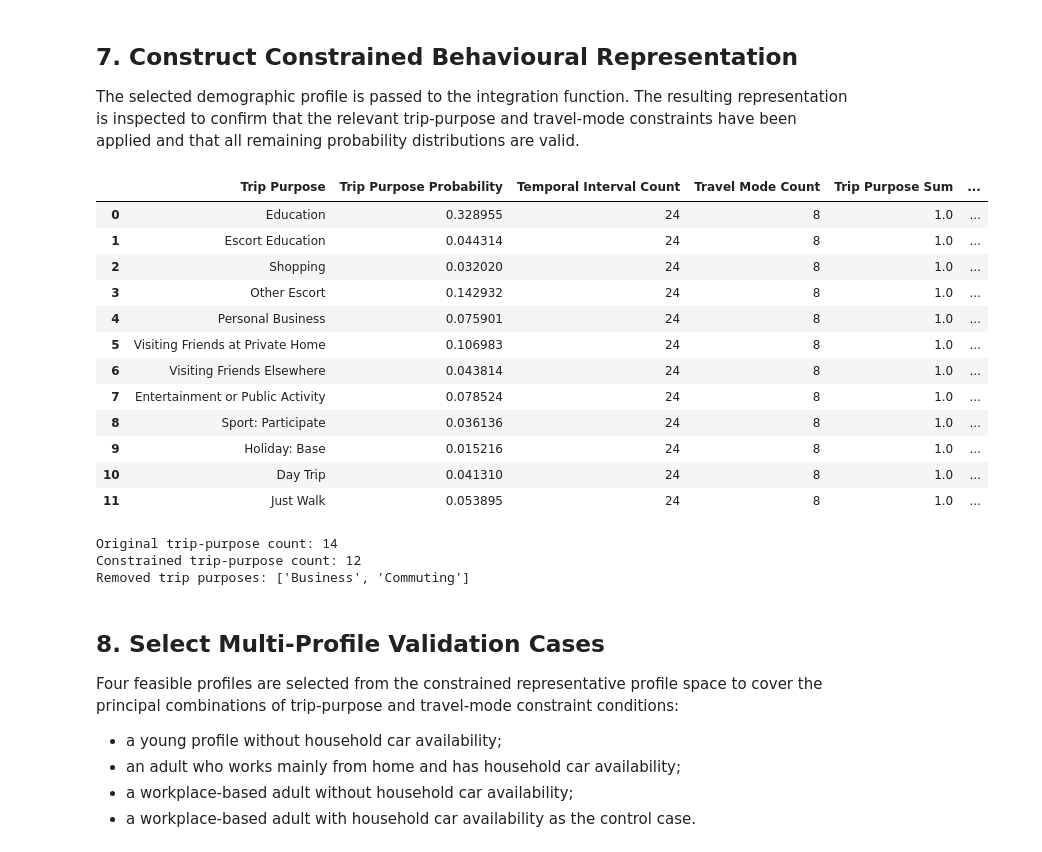
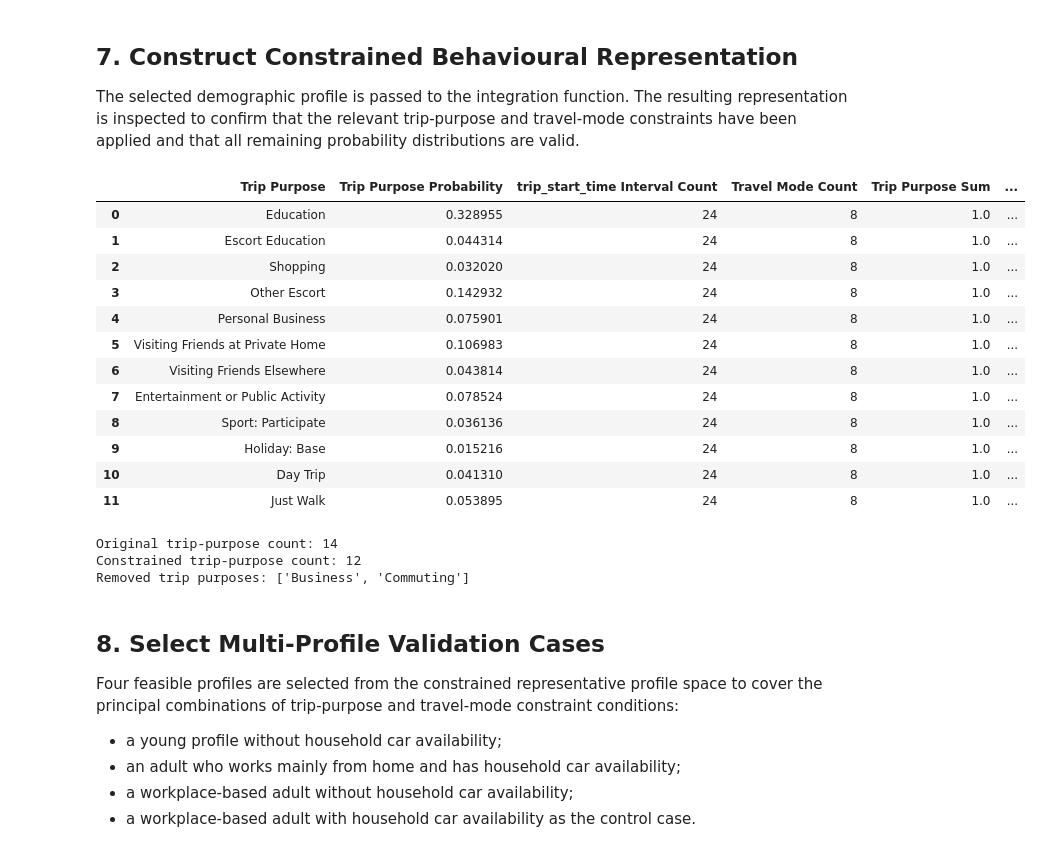
Before and after one commit to yuxinjiang1205/mobility-modelling-framework, a Jupyter notebook: notebooks/integration/demographic_behaviour_layers_integration.ipynb, the cells around one changed output. Saved outputs shown, nothing was run; the diff lists cells and outputs as text; code cells hidden in the pictures.

```diff
--- a/notebooks/integration/demographic_behaviour_layers_integration.ipynb
+++ b/notebooks/integration/demographic_behaviour_layers_integration.ipynb
@@ -183,7 +183,7 @@ DEMOGRAPHIC_ATTRIBUTES = (
 )
 NON_PROBABILITY_FIELDS = {"Year", "Purpose", "Trip purpose"}
 NTS0611A_EVIDENCE_KEY = "nts0611a_trip_purpose_distribution"
-NTS0502B_EVIDENCE_KEY = "nts0502b_temporal_distribution"
+NTS0502B_EVIDENCE_KEY = "nts0502b_trip_start_time_distribution"
 NTS0409A_EVIDENCE_KEY = "nts0409a_travel_mode_distribution"
 PROBABILITY_TOLERANCE = 1e-8
 
@@ -290,17 +290,17 @@ def extract_probability_fields(behavioural_evidence):
 
 def extract_conditioned_trip_purpose_distribution(FRAMEWORK_TRIP_PURPOSE, evidence):
     trip_purpose = FRAMEWORK_TRIP_PURPOSE
-    temporal = retrieve_evidence_records(evidence, NTS0502B_EVIDENCE_KEY, trip_purpose)
+    trip_start_time = retrieve_evidence_records(evidence, NTS0502B_EVIDENCE_KEY, trip_purpose)
     travel_mode = retrieve_evidence_records(evidence, NTS0409A_EVIDENCE_KEY, trip_purpose)
-    if len(temporal) != 1 or len(travel_mode) != 1:
+    if len(trip_start_time) != 1 or len(travel_mode) != 1:
         raise ValueError(
-            f"Expected one temporal and one travel-mode record for {trip_purpose}; "
-            f"found {len(temporal)} and {len(travel_mode)}."
+            f"Expected one trip_start_time and one travel-mode record for {trip_purpose}; "
+            f"found {len(trip_start_time)} and {len(travel_mode)}."
         )
 
-    trip_start_time_distribution = extract_probability_fields(temporal[0])
+    trip_start_time_distribution = extract_probability_fields(trip_start_time[0])
     travel_mode_distribution = extract_probability_fields(travel_mode[0])
-    validate_probability_distribution(trip_start_time_distribution, f"Temporal distribution for {trip_purpose}")
+    validate_probability_distribution(trip_start_time_distribution, f"trip_start_time distribution for {trip_purpose}")
     validate_probability_distribution(travel_mode_distribution, f"Travel-mode distribution for {trip_purpose}")
     return trip_start_time_distribution, travel_mode_distribution
 
@@ -339,7 +339,7 @@ def construct_constrained_behaviour_representation(
         validate_probability_distribution(travel_modes, f"Constrained travel modes for {purpose}")
         conditioned_trip_purpose[purpose] = {
             "trip_purpose_probability": float(probability),
-            "temporal_distribution": trip_start_time_distribution,
+            "trip_start_time_distribution": trip_start_time_distribution,
             "travel_mode_distribution": travel_modes,
         }
 
@@ -462,7 +462,7 @@ for purpose, purpose_distribution in (
     assert abs(
         sum(
             purpose_distribution[
-                "temporal_distribution"
+                "trip_start_time_distribution"
             ].values()
         )
         - 1
@@ -481,9 +481,9 @@ purpose_summary = pd.DataFrame([
                 "trip_purpose_probability"
             ]
         ),
-        "Temporal Interval Count": len(
+        "trip_start_time Interval Count": len(
             purpose_distribution[
-                "temporal_distribution"
+                "trip_start_time_distribution"
             ]
         ),
         "Travel Mode Count": len(
@@ -494,42 +494,42 @@ purpose_summary = pd.DataFrame([
         "Trip Purpose Sum": sum(
             trip_purpose_distribution.values()
         ),
-        "Temporal Sum": sum(
+        "trip_start_time Sum": sum(
             purpose_distribution[
-                "temporal_distribution"
+                "trip_start_time_distribution"
             ].values()
         ),
         "Travel Mode Sum": sum(
             purpose_distribution[
                 "travel_mode_distribution"
             ].values()
         ),
     }
     for purpose, purpose_distribution
     in conditioned_trip_purpose_distribution.items()
 ])
 
 display(purpose_summary)
 
 print(
     "Original trip-purpose count:",
     len(behavioural_evidence_layer.keys()),
 )
 
 print(
     "Constrained trip-purpose count:",
     len(trip_purpose_distribution),
 )
 
 print(
     "Removed trip purposes:",
     sorted(
         set(behavioural_evidence_layer)
         - set(trip_purpose_distribution)
     ),
 )
 # %% [output]
-|  | Trip Purpose | Trip Purpose Probability | Temporal Interval Count | Travel Mode Count | Trip Purpose Sum | ... |
+|  | Trip Purpose | Trip Purpose Probability | trip_start_time Interval Count | Travel Mode Count | Trip Purpose Sum | ... |
 | 0 | Education | 0.328955 | 24 | 8 | 1.0 | ... |
 | 1 | Escort Education | 0.044314 | 24 | 8 | 1.0 | ... |
 | 2 | Shopping | 0.032020 | 24 | 8 | 1.0 | ... |
```
Also changed, not shown: parts of 4 cells of this notebook, 8 other files.
